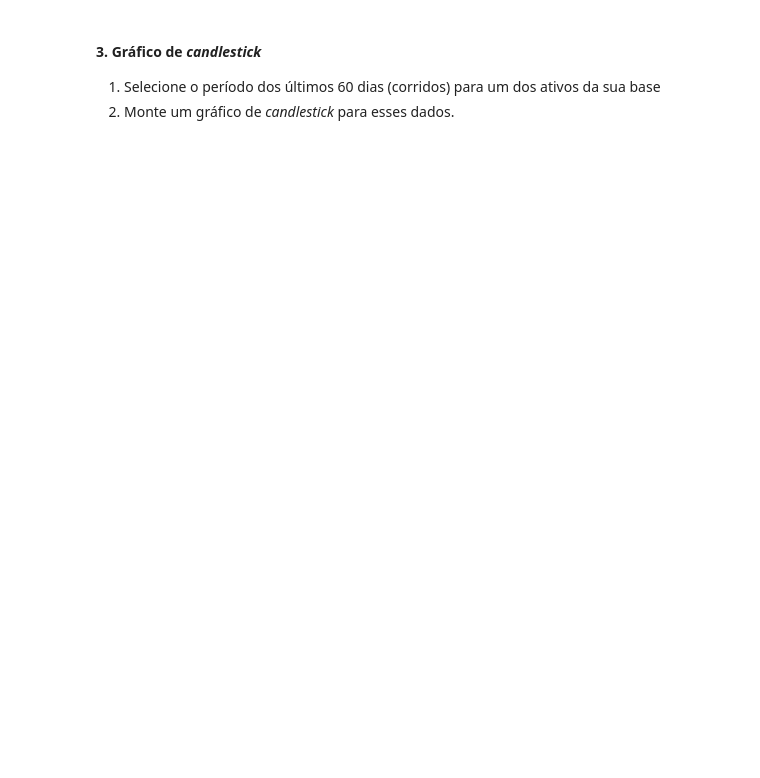
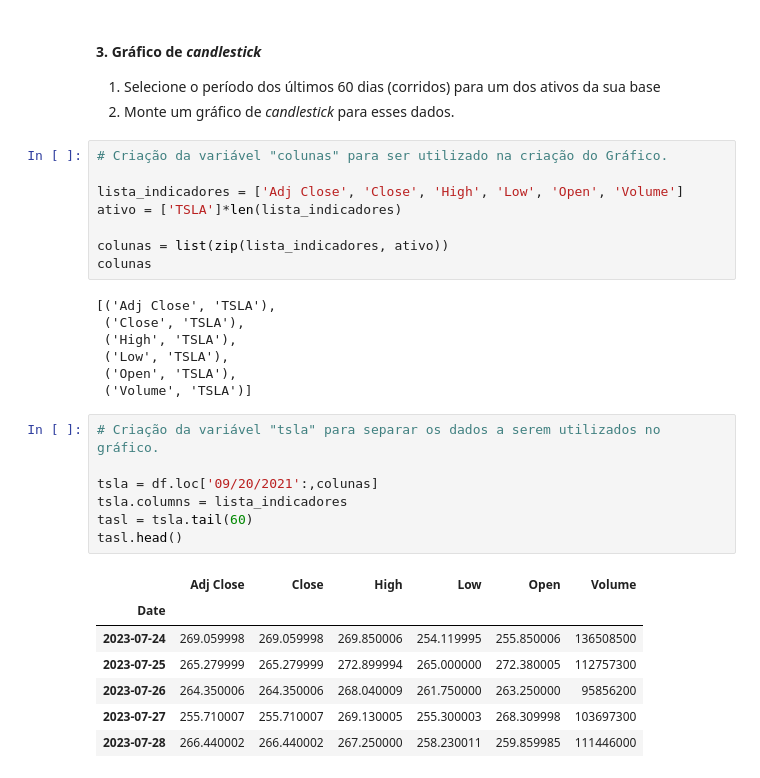
Before and after one commit to marceloaires7/EBAC-Exercicios, a Jupyter notebook: Exercício_Cientista_de_dados_Módulo22/Exercício 2/mod22_tarefa02.ipynb, the cells around one changed output. Saved outputs shown, nothing was run; the diff lists cells and outputs as text; blank space fills up the shorter version.

```diff
--- a/Exercício_Cientista_de_dados_Módulo22/Exercício 2/mod22_tarefa02.ipynb
+++ b/Exercício_Cientista_de_dados_Módulo22/Exercício 2/mod22_tarefa02.ipynb
@@ -106,3 +125,33 @@ The behavior of DatetimeProperties.to_pydatetime is deprecated, in a future vers
 #### 3. Gráfico de *candlestick*
 1. Selecione o período dos últimos 60 dias (corridos) para um dos ativos da sua base
 2. Monte um gráfico de *candlestick* para esses dados.
+# %%
+# Criação da variável "colunas" para ser utilizado na criação do Gráfico.
+
+lista_indicadores = ['Adj Close', 'Close', 'High', 'Low', 'Open', 'Volume']
+ativo = ['TSLA']*len(lista_indicadores)
+
+colunas = list(zip(lista_indicadores, ativo))
+colunas
+# %% [output]
+[('Adj Close', 'TSLA'),
+ ('Close', 'TSLA'),
+ ('High', 'TSLA'),
+ ('Low', 'TSLA'),
+ ('Open', 'TSLA'),
+ ('Volume', 'TSLA')]
+# %%
+# Criação da variável "tsla" para separar os dados a serem utilizados no gráfico.
+
+tsla = df.loc['09/20/2021':,colunas]
+tsla.columns = lista_indicadores
+tasl = tsla.tail(60)
+tasl.head()
+# %% [output]
+|  | Adj Close | Close | High | Low | Open | Volume |
+| Date |  |  |  |  |  |  |
+| 2023-07-24 | 269.059998 | 269.059998 | 269.850006 | 254.119995 | 255.850006 | 136508500 |
+| 2023-07-25 | 265.279999 | 265.279999 | 272.899994 | 265.000000 | 272.380005 | 112757300 |
+| 2023-07-26 | 264.350006 | 264.350006 | 268.040009 | 261.750000 | 263.250000 | 95856200 |
+| 2023-07-27 | 255.710007 | 255.710007 | 269.130005 | 255.300003 | 268.309998 | 103697300 |
+| 2023-07-28 | 266.440002 | 266.440002 | 267.250000 | 258.230011 | 259.859985 | 111446000 |
```
Also changed, not shown: parts of 7 cells of this notebook, 1 other file.
